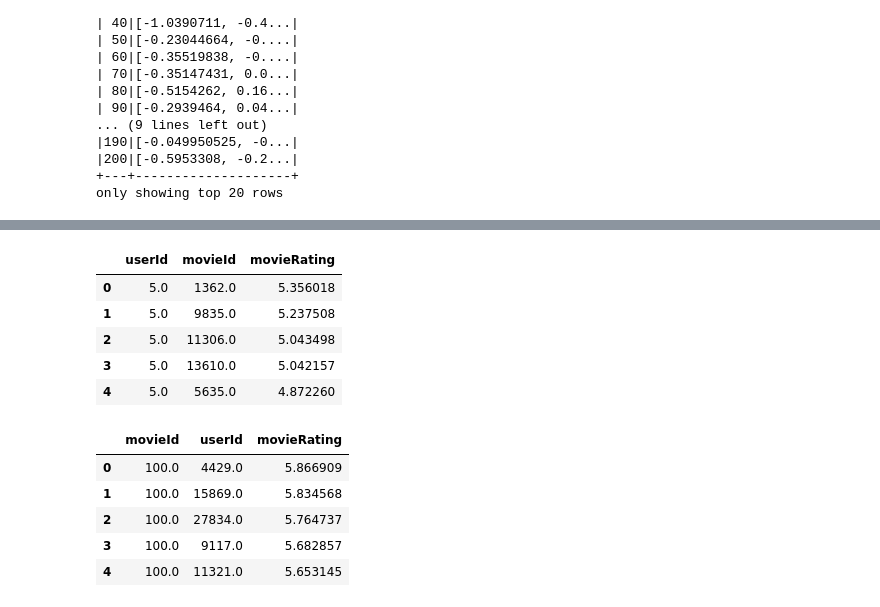
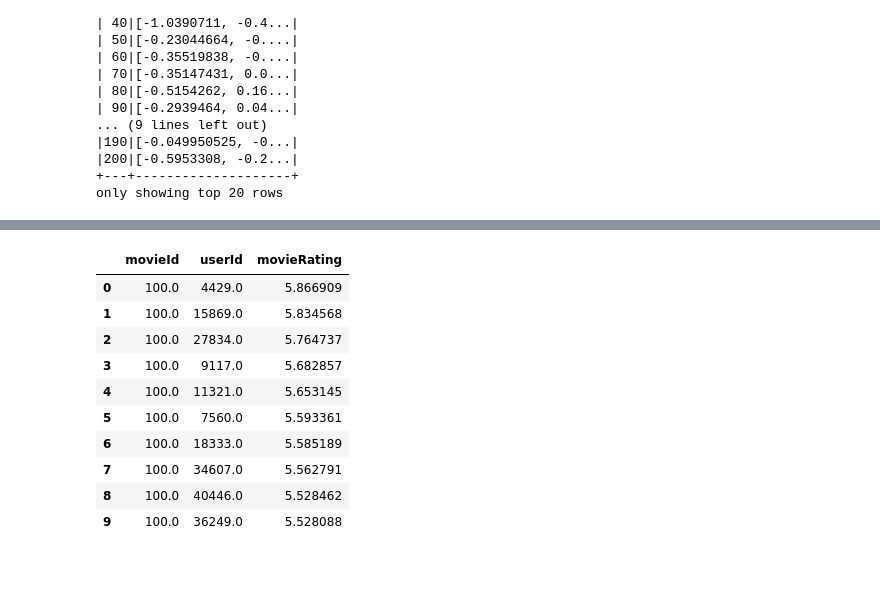
Before and after one commit to fawern/ALS-Recommendation-pyspark-BigData, a Jupyter notebook: src/main.ipynb, the cells around one changed output, grey strips where cells are left out. Saved outputs shown, nothing was run; the diff lists cells and outputs as text; code cells hidden in the pictures; blank space fills up the shorter version.

Commit message:
model parameters changed

```diff
--- a/src/main.ipynb
+++ b/src/main.ipynb
@@ -320,3 +316,13 @@ for item in test[0][0]:
 # %%
-user_recs = model.recommendForAllUsers(numItems=5)
+user_recs = model.recommendForAllUsers(numItems=10)
 movie_recommendation = user_recs.where(user_recs.user_id == 100).select("recommendations.movie_id", "recommendations.rating").collect()
+
+movie_df = pd.DataFrame(columns=["userId", 'movieId', 'movieRating'])
+
+movie_id = movie_recommendation[0][0]
+movie_rating = movie_recommendation[0][1]
+
+for id_, rating in zip(movie_id, movie_rating):
+    movie_df.loc[len(movie_df)] = [100, id_, rating]
+
+movie_df
@@ -323,17 +341,25 @@ movie_recommendation = user_recs.where(user_recs.user_id == 100).select("recomme
 # %%
-movie_df = pd.DataFrame(columns=["userId", 'movieId', 'movieRating'])
+item_recs = model.recommendForAllItems(numUsers=10)
+user_recommendation = item_recs.where(item_recs.movie_id == 100).select("recommendations.user_id", "recommendations.rating").collect()
 
-movie_id = movie_recommendation[0][0]
-movie_rating = movie_recommendation[0][1]
+user_df = pd.DataFrame(columns=['movieId', 'userId', 'movieRating'])
 
-for id_, rating in zip(movie_id, movie_rating):
-    movie_df.loc[len(movie_df)] = [5, id_, rating]
+user_id = user_recommendation[0][0]
+movie_rating = user_recommendation[0][1]
 
-movie_df
+for id_, rating in zip(user_id, movie_rating):
+    user_df.loc[len(user_df)] = [100, id_, rating]
+
+user_df
 # %% [output]
-|  | userId | movieId | movieRating |
-| 0 | 5.0 | 1362.0 | 5.356018 |
-| 1 | 5.0 | 9835.0 | 5.237508 |
-| 2 | 5.0 | 11306.0 | 5.043498 |
-| 3 | 5.0 | 13610.0 | 5.042157 |
-| 4 | 5.0 | 5635.0 | 4.872260 |
+|  | movieId | userId | movieRating |
+| 0 | 100.0 | 4429.0 | 5.866909 |
+| 1 | 100.0 | 15869.0 | 5.834568 |
+| 2 | 100.0 | 27834.0 | 5.764737 |
+| 3 | 100.0 | 9117.0 | 5.682857 |
+| 4 | 100.0 | 11321.0 | 5.653145 |
+| 5 | 100.0 | 7560.0 | 5.593361 |
+| 6 | 100.0 | 18333.0 | 5.585189 |
+| 7 | 100.0 | 34607.0 | 5.562791 |
+| 8 | 100.0 | 40446.0 | 5.528462 |
+| 9 | 100.0 | 36249.0 | 5.528088 |
@@ -343,17 +365,0 @@ user_recommendation = item_recs.where(item_recs.movie_id == 100).select("recomme
-# %%
-user_df = pd.DataFrame(columns=['movieId', 'userId', 'movieRating'])
-
-user_id = user_recommendation[0][0]
-movie_rating = user_recommendation[0][1]
-
-for id_, rating in zip(user_id, movie_rating):
-    user_df.loc[len(user_df)] = [100, id_, rating]
-
-user_df
-# %% [output]
-|  | movieId | userId | movieRating |
-| 0 | 100.0 | 4429.0 | 5.866909 |
-| 1 | 100.0 | 15869.0 | 5.834568 |
-| 2 | 100.0 | 27834.0 | 5.764737 |
-| 3 | 100.0 | 9117.0 | 5.682857 |
-| 4 | 100.0 | 11321.0 | 5.653145 |
```
Also changed, not shown: parts of 10 cells of this notebook.
